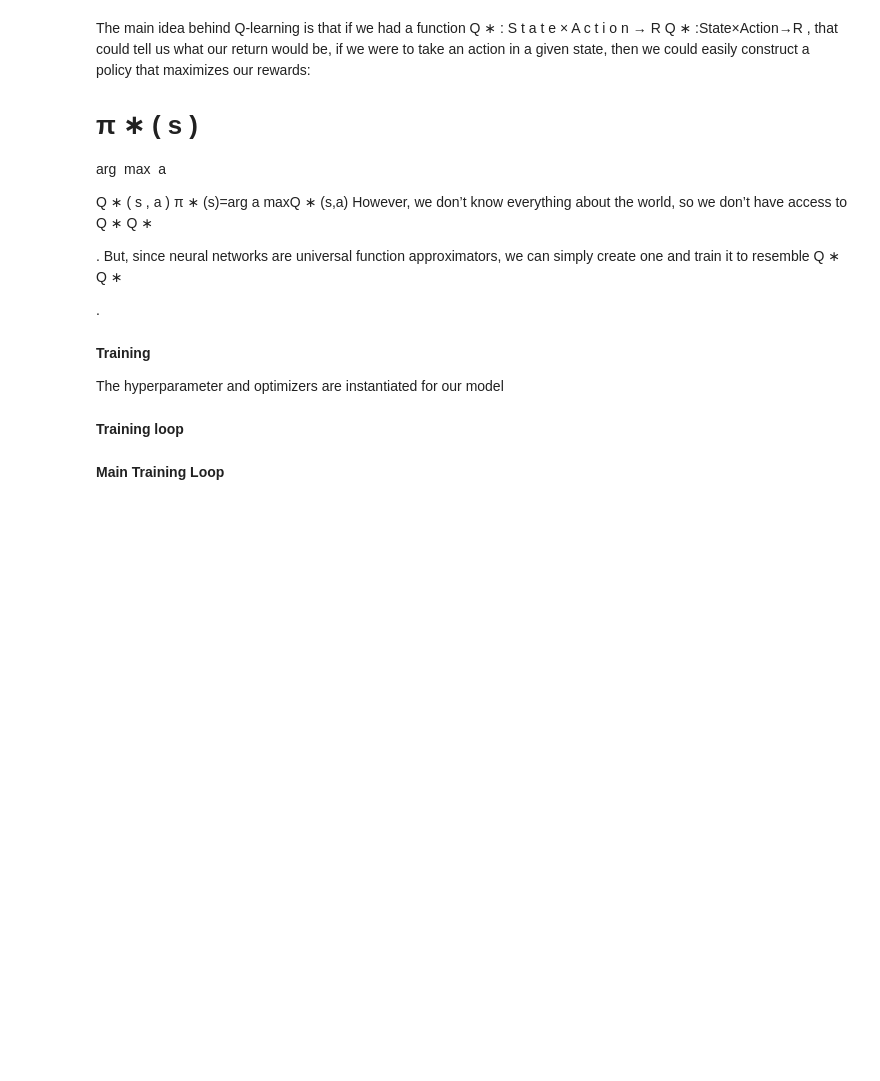
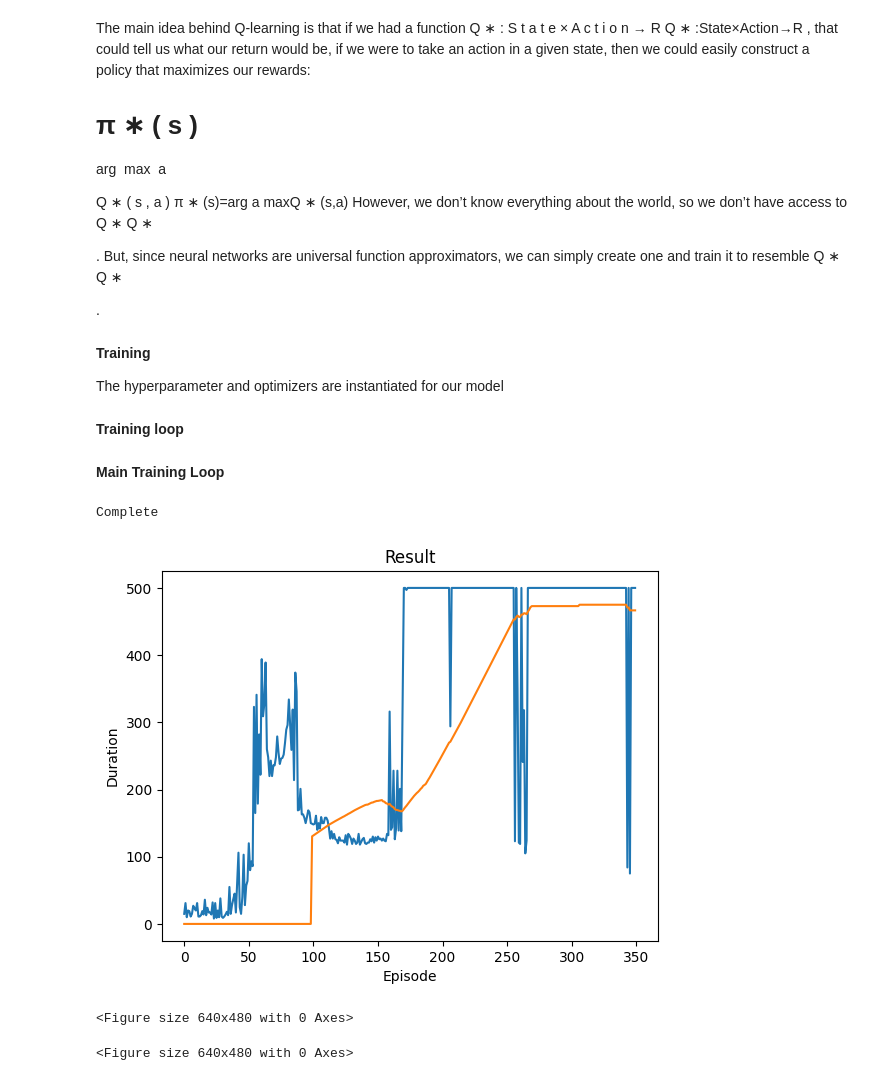
Before and after one commit to iabiala/Machine-Learning-projects, a Jupyter notebook: DQNtutorial.ipynb, the cells around one changed output. Cells and saved outputs as stored; diff of their text form; code cells hidden in the pictures; blank space fills up the shorter version.

```diff
--- a/DQNtutorial.ipynb
+++ b/DQNtutorial.ipynb
@@ -211,7 +213,7 @@ def plot_durations(show_result=False):
   # Take 100 episode averages and plot them too
   if len(durations_t) >= 100:
     means = durations_t.unfold(0, 100, 1).mean(1).view(-1)
-    means = torch.cat(torch.zeros(99), means)
+    means = torch.cat((torch.zeros(99), means))
     plt.plot(means.numpy())
 
   plt.pause(0.001) # pause a bit so that plots are updated
@@ -235,7 +237,7 @@ def optimize_model():
 
   # Compute a mask of non-final states and concatenate the batch elements
   # (a final state would've been the one after which simulation ended)
-  non_final_mask = torch.tensor(tuple(map(lambda s:s is not None, batch.next_state), dtype=torch.bool))
+  non_final_mask = torch.tensor(tuple(map(lambda s: s is not None, batch.next_state)), dtype=torch.bool)
   non_final_next_states = torch.cat([s for s in batch.next_state if s is not None])
 
   state_batch = torch.cat(batch.state)
@@ -254,7 +256,7 @@ def optimize_model():
   # state value or 0 in case the state was final.
   next_state_values = torch.zeros(BATCH_SIZE)
   with torch.no_grad():
-    next_state_values[non_final_mask] = target_net(non_final_next_states).max(1).next_state_values
+    next_state_values[non_final_mask] = target_net(non_final_next_states).max(1).values
   # Compute the expected Q values
   expected_state_action_values = (next_state_values * GAMMA) + reward_batch
 
@@ -274,29 +276,53 @@ def optimize_model():
 # %%
 if torch.cuda.is_available() or torch.backends.mps.is_available():
     num_episodes = 600
 else:
     num_episodes = 50
 
 for i_episode in range(num_episodes):
   # Initialize the environment and get its state
   state, info = env.reset()
   state = torch.tensor(state, dtype=torch.float32).unsqueeze(0)
   for t in count():
     action = select_action(state)
-    observation, reward, terminated, truncated = env.step(action.item())
+    observation, reward, terminated, truncated, _ = env.step(action.item())
     reward = torch.tensor([reward])
     done = terminated or truncated
 
     if terminated:
       next_state = None
     else:
       next_state = torch.tensor(observation, dtype=torch.float32).unsqueeze(0)
 
     # Store the transition in memory
     memory.push(state, action, next_state, reward)
 
     # Move to the next state
     state = next_state
 
     # Perform one step of the optimizaton (on the policy network)
     optimize_model()
+
+    # Soft update of the target network's weights
+    # θ′ ← τ θ + (1 −τ )θ′
+
+    target_net_state_dict = target_net.state_dict()
+    policy_net_state_dict = policy_net.state_dict()
+
+    for key in policy_net_state_dict:
+      target_net_state_dict[key] = policy_net_state_dict[key]*TAU + target_net_state_dict[key]*(1-TAU)
+    target_net.load_state_dict(target_net_state_dict)
+
+    if done:
+      episode_durations.append(t + 1)
+      plot_durations()
+      break
+print("Complete")
+plot_durations(show_result=True)
+plt.ioff()
+plt.show()
+# %% [output]
+Complete
+[figure, added]
+<Figure size 640x480 with 0 Axes>
+<Figure size 640x480 with 0 Axes>
```
Also changed, not shown: parts of 1 cell of this notebook.
